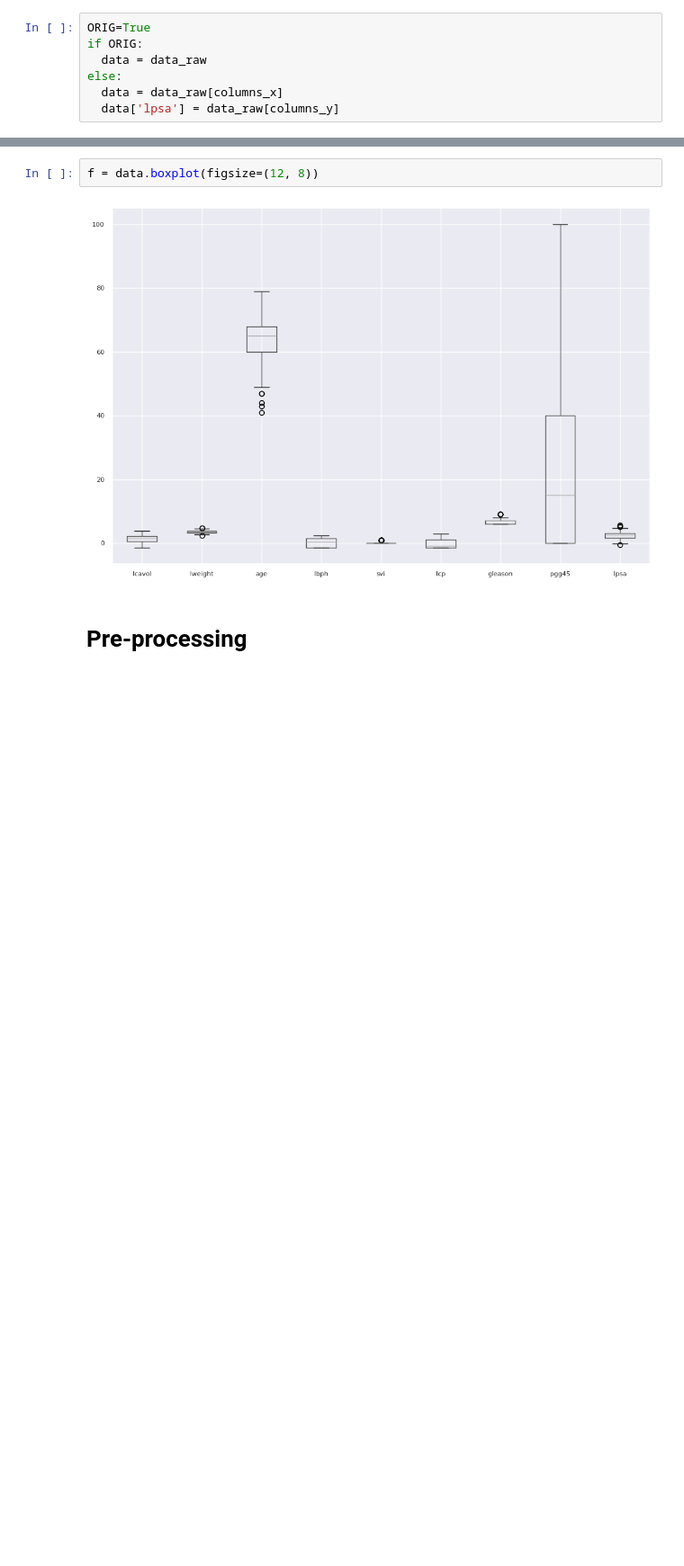
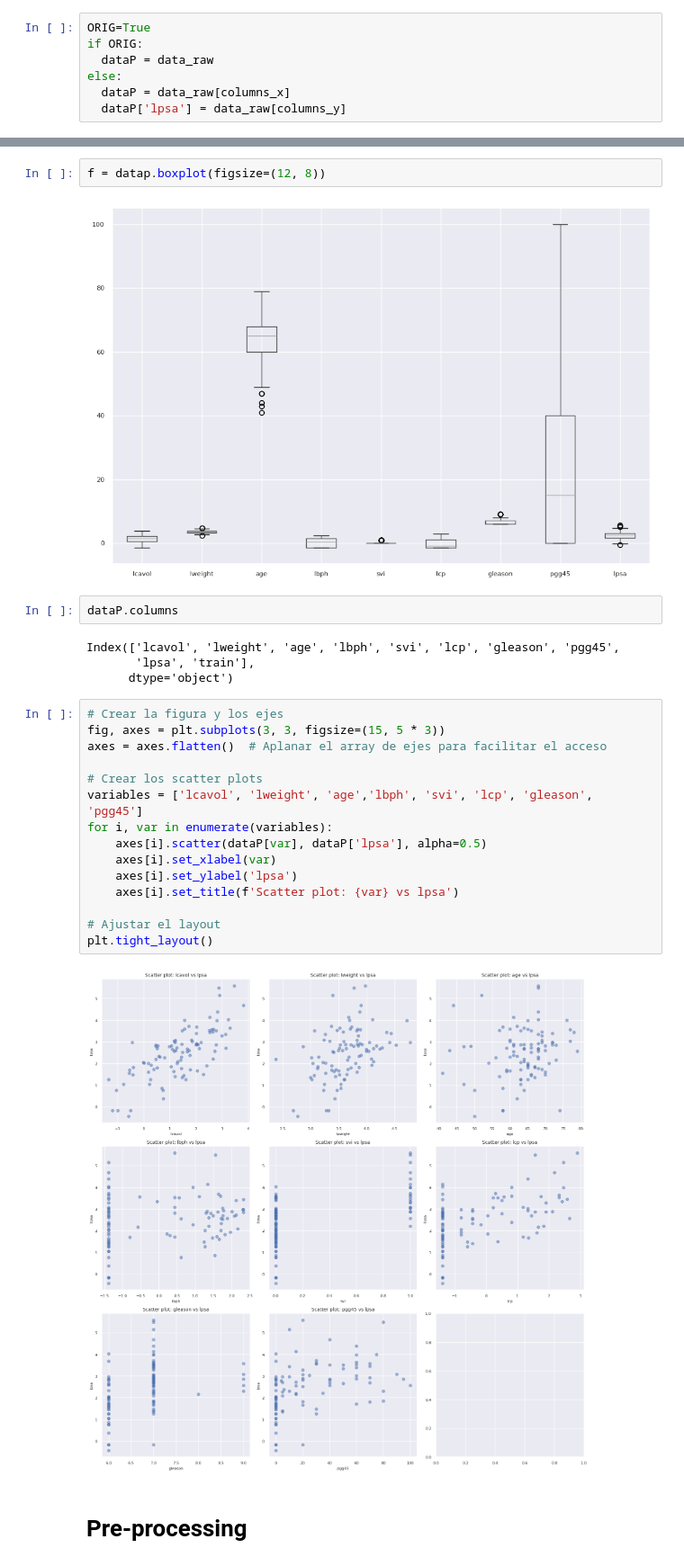
Before and after one commit to GabrielVenegas622/Shinny-Broccoli-Workspace, a Jupyter notebook: ProstateCancerModel/Tarea_ML_Prostate_Regresion.ipynb, the cells around one changed output, grey strips where cells are left out. Shown at 90% size. Drawn from its saved outputs; the diff is of its cells as text; blank space fills up the shorter version.

Commit message:
avance en modelo con menos variables (quedó igual)

```diff
--- a/ProstateCancerModel/Tarea_ML_Prostate_Regresion.ipynb
+++ b/ProstateCancerModel/Tarea_ML_Prostate_Regresion.ipynb
@@ -92,8 +85,8 @@ Variables:
 # %%
 ORIG=True
 if ORIG:
-  data = data_raw
+  dataP = data_raw
 else:
-  data = data_raw[columns_x]
-  data['lpsa'] = data_raw[columns_y]
+  dataP = data_raw[columns_x]
+  dataP['lpsa'] = data_raw[columns_y]
 # %%
@@ -125,9 +118,32 @@ Observaciones:
 *   svi es binaria
 *   gleason parece discreta
 # %%
-f = data.boxplot(figsize=(12, 8))
+f = datap.boxplot(figsize=(12, 8))
 # %% [output]
 [figure]
+# %%
+dataP.columns
+# %% [output]
+Index(['lcavol', 'lweight', 'age', 'lbph', 'svi', 'lcp', 'gleason', 'pgg45',
+       'lpsa', 'train'],
+      dtype='object')
+# %%
+# Crear la figura y los ejes
+fig, axes = plt.subplots(3, 3, figsize=(15, 5 * 3))
+axes = axes.flatten()  # Aplanar el array de ejes para facilitar el acceso
+
+# Crear los scatter plots
+variables = ['lcavol', 'lweight', 'age','lbph', 'svi', 'lcp', 'gleason', 'pgg45']
+for i, var in enumerate(variables):
+    axes[i].scatter(dataP[var], dataP['lpsa'], alpha=0.5)
+    axes[i].set_xlabel(var)
+    axes[i].set_ylabel('lpsa')
+    axes[i].set_title(f'Scatter plot: {var} vs lpsa')
+
+# Ajustar el layout
+plt.tight_layout()
+# %% [output]
+[figure, added]
 # %% [markdown]
 # Pre-processing
 # %%
```
Also changed, not shown: parts of 19 cells of this notebook, 1 other file.
